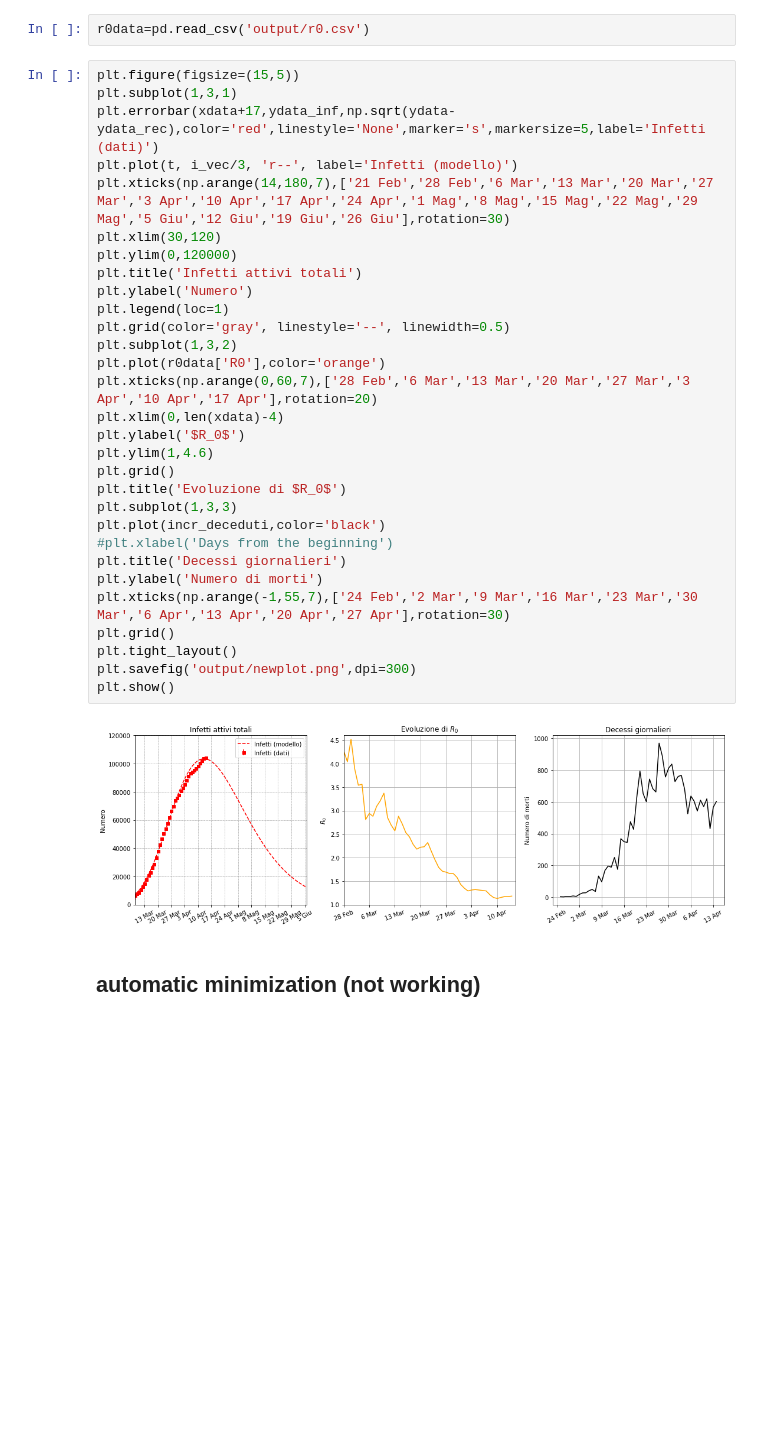
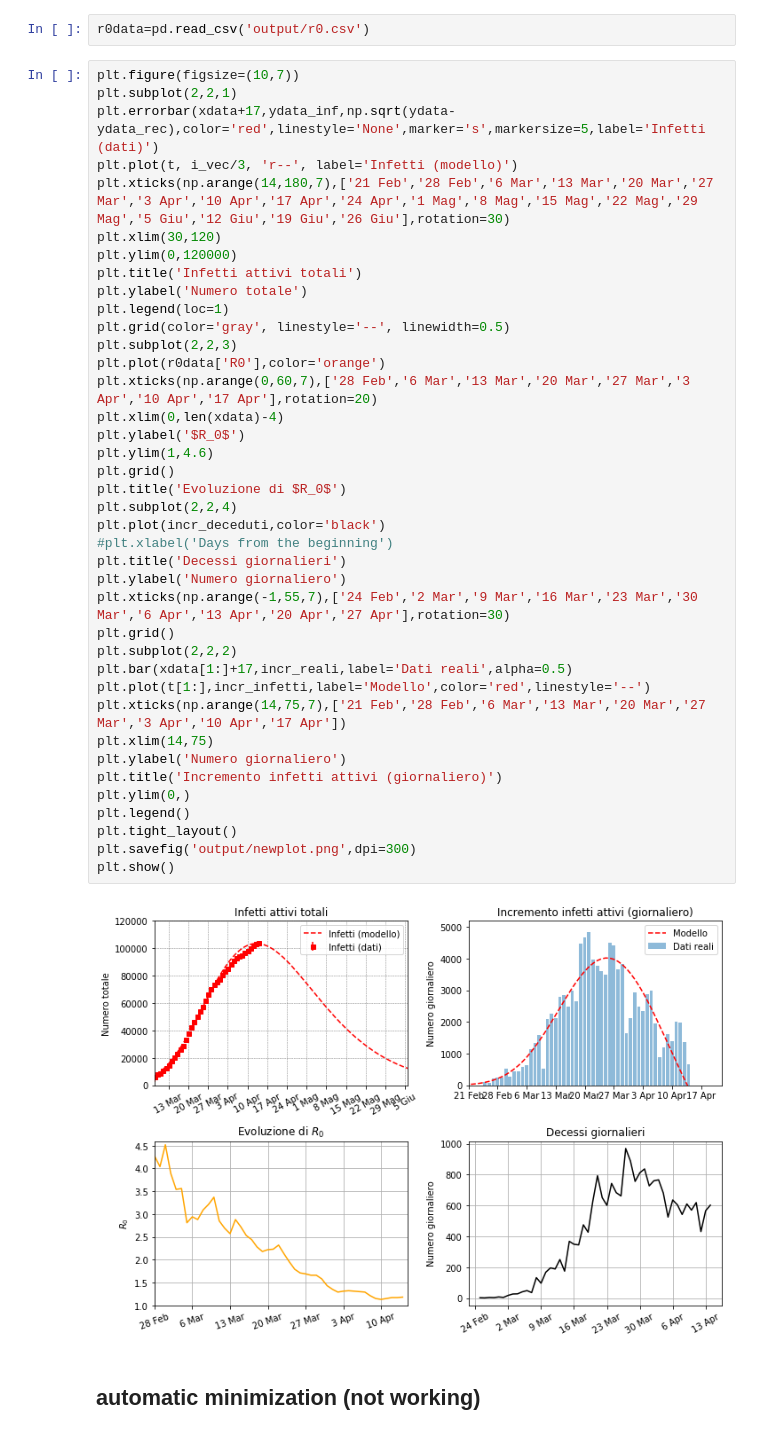
Before and after one commit to apalladi/datascienceprojects, a Jupyter notebook: covid19/SIR-v2-ITA-protcivdata.ipynb, the cells around one changed output. Drawn from its saved outputs; the diff is of its cells as text; blank space fills up the shorter version.

Commit message:
new plot
added

```diff
--- a/covid19/SIR-v2-ITA-protcivdata.ipynb
+++ b/covid19/SIR-v2-ITA-protcivdata.ipynb
@@ -645,37 +645,46 @@ day_oggi=len(incr_reali)-1
 # %%
 r0data=pd.read_csv('output/r0.csv')
 # %%
-plt.figure(figsize=(15,5))
-plt.subplot(1,3,1)
+plt.figure(figsize=(10,7))
+plt.subplot(2,2,1)
 plt.errorbar(xdata+17,ydata_inf,np.sqrt(ydata-ydata_rec),color='red',linestyle='None',marker='s',markersize=5,label='Infetti (dati)')
 plt.plot(t, i_vec/3, 'r--', label='Infetti (modello)')
 plt.xticks(np.arange(14,180,7),['21 Feb','28 Feb','6 Mar','13 Mar','20 Mar','27 Mar','3 Apr','10 Apr','17 Apr','24 Apr','1 Mag','8 Mag','15 Mag','22 Mag','29 Mag','5 Giu','12 Giu','19 Giu','26 Giu'],rotation=30)
 plt.xlim(30,120)
 plt.ylim(0,120000)
 plt.title('Infetti attivi totali')
-plt.ylabel('Numero')
+plt.ylabel('Numero totale')
 plt.legend(loc=1)
 plt.grid(color='gray', linestyle='--', linewidth=0.5)
-plt.subplot(1,3,2)
+plt.subplot(2,2,3)
 plt.plot(r0data['R0'],color='orange')
 plt.xticks(np.arange(0,60,7),['28 Feb','6 Mar','13 Mar','20 Mar','27 Mar','3 Apr','10 Apr','17 Apr'],rotation=20)
 plt.xlim(0,len(xdata)-4)
 plt.ylabel('$R_0$')
 plt.ylim(1,4.6)
 plt.grid()
 plt.title('Evoluzione di $R_0$')
-plt.subplot(1,3,3)
+plt.subplot(2,2,4)
 plt.plot(incr_deceduti,color='black')
 #plt.xlabel('Days from the beginning')
 plt.title('Decessi giornalieri')
-plt.ylabel('Numero di morti')
+plt.ylabel('Numero giornaliero')
 plt.xticks(np.arange(-1,55,7),['24 Feb','2 Mar','9 Mar','16 Mar','23 Mar','30 Mar','6 Apr','13 Apr','20 Apr','27 Apr'],rotation=30)
 plt.grid()
+plt.subplot(2,2,2)
+plt.bar(xdata[1:]+17,incr_reali,label='Dati reali',alpha=0.5)
+plt.plot(t[1:],incr_infetti,label='Modello',color='red',linestyle='--')
+plt.xticks(np.arange(14,75,7),['21 Feb','28 Feb','6 Mar','13 Mar','20 Mar','27 Mar','3 Apr','10 Apr','17 Apr'])
+plt.xlim(14,75)
+plt.ylabel('Numero giornaliero')
+plt.title('Incremento infetti attivi (giornaliero)')
+plt.ylim(0,)
+plt.legend()
 plt.tight_layout()
 plt.savefig('output/newplot.png',dpi=300)
 plt.show()
 # %% [output]
-[figure, old version]
+[figure, new version]
 # %% [markdown]
 ## automatic minimization  (not working)
 # %%
```
Also changed, not shown: 1 other file.
